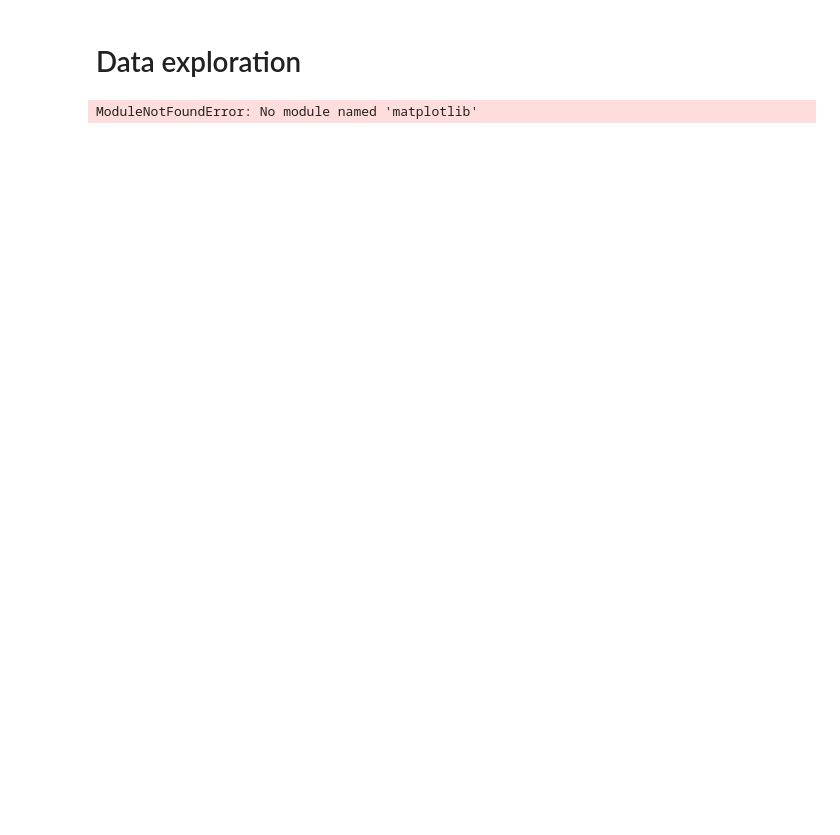
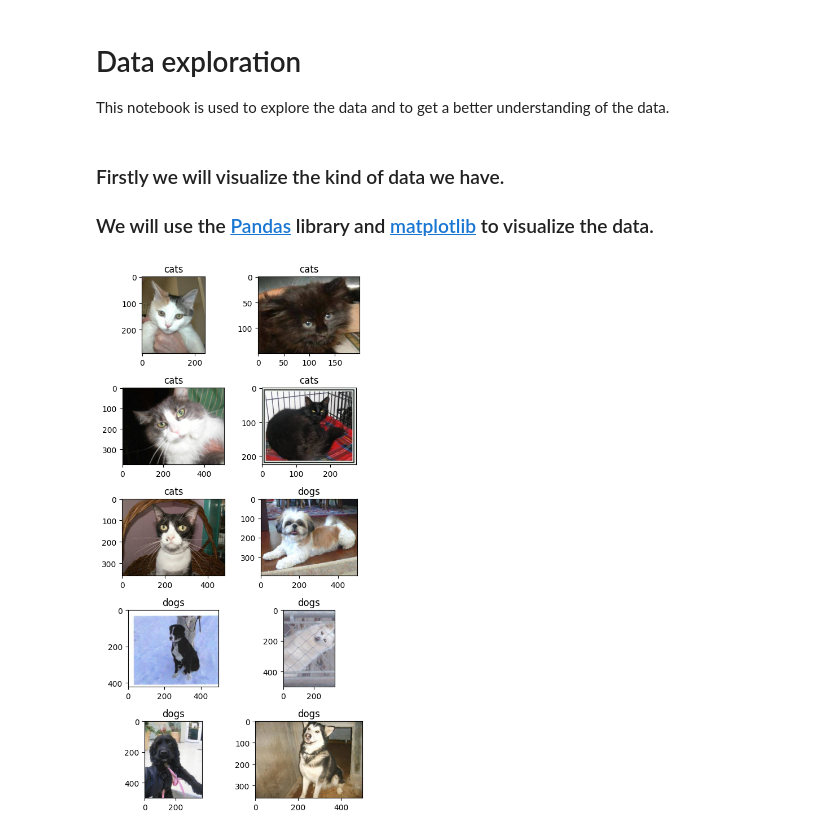
Before and after one commit to Alejandro-86/cat_dog_classifier, a Jupyter notebook: cat_dog_classifier/jupyter_notebooks/data_preparation.ipynb, the cells around one changed output. Saved outputs shown, nothing was run; the diff lists cells and outputs as text; code cells hidden in the pictures; blank space fills up the shorter version.

Commit message:
added training model to notebook

```diff
--- a/cat_dog_classifier/jupyter_notebooks/data_preparation.ipynb
+++ b/cat_dog_classifier/jupyter_notebooks/data_preparation.ipynb
@@ -1,2 +1,4 @@
 # %% [markdown]
 # Data exploration
+
+This notebook is used to explore the data and to get a better understanding of the data.
@@ -26,0 +5,3 @@ for class_name in classes:
+# %% [markdown]
+### Firstly we will visualize the kind of data we have.
+### We will use the [Pandas](https://pandas.pydata.org/) library and [matplotlib](https://matplotlib.org/) to visualize the data.
@@ -27,11 +18,22 @@ for class_name in classes:
 # %%
-import matplotlib.pyplot as plt
+# Define paths to training and test sets
+classes = ["cats", "dogs"]
+data_dir = "../dataset"
+train_dir = os.path.join(data_dir, "training_set")
+test_dir = os.path.join(data_dir, "test_set")
 
-# Visualize class distribution for training set
-plt.bar(class_counts_train.keys(), class_counts_train.values())
-plt.title("Class Distribution")
-plt.xlabel("Class")
-plt.ylabel("Number of Images")
+# Display sample images
+num_samples = 5
+plt.figure(figsize=(num_samples, 10), tight_layout=True)
+for i, class_name in enumerate(classes):
+    class_path = os.path.join(train_dir, class_name)
+    random_samples = random.sample(os.listdir(class_path), num_samples)
+    for j, sample in enumerate(random_samples):
+        img = plt.imread(os.path.join(class_path, sample))
+        plt.subplot(num_samples, len(classes), i * num_samples + j + 1)
+        plt.imshow(img)
+        plt.title(class_name)
+plt.tight_layout()
 plt.show()
 # %% [output]
-ModuleNotFoundError: No module named 'matplotlib'
+[figure, added]
```
Also changed, not shown: parts of 10 cells of this notebook, 1 other file.
